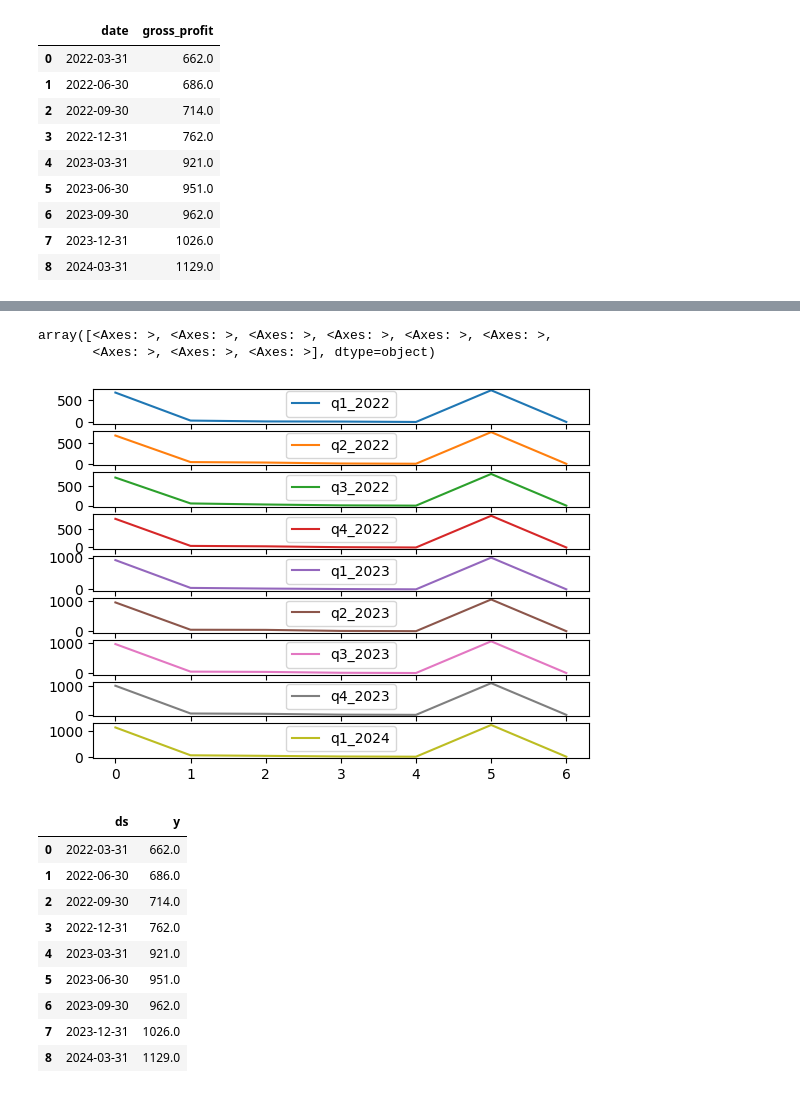
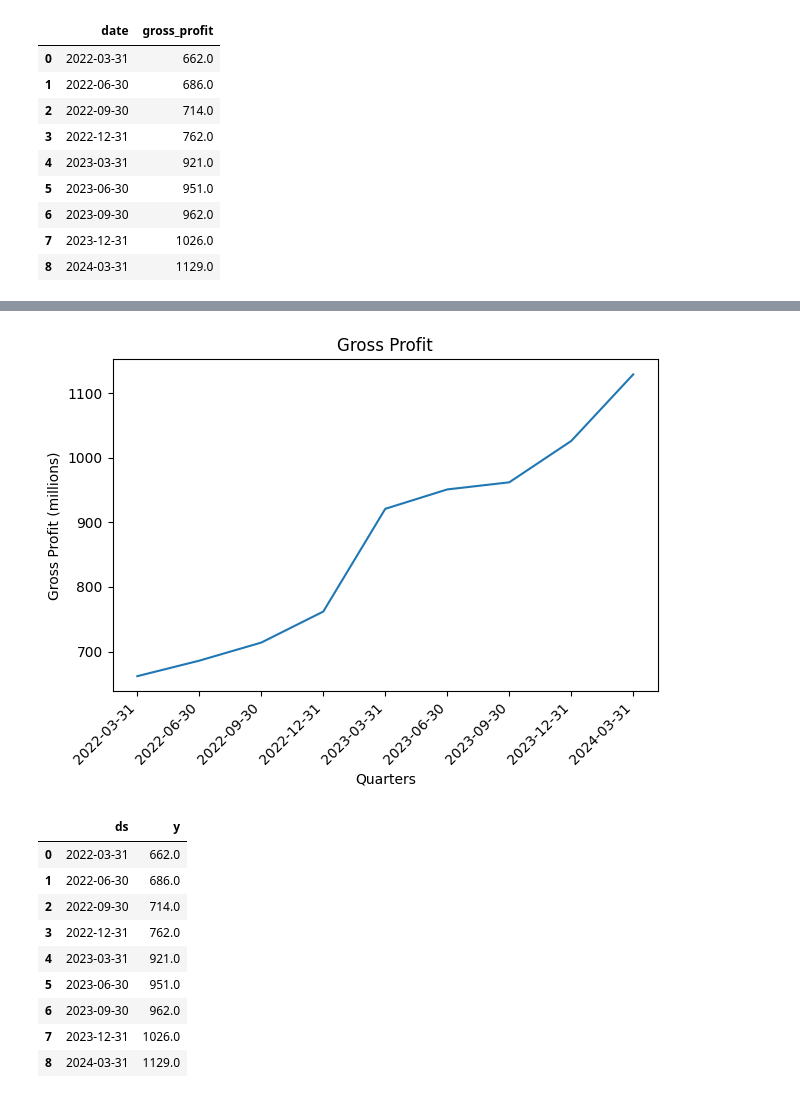
Before and after one commit to JaidenFlint/Project1_Group3, a Jupyter notebook: Project1_Tuan_Rough_Code.ipynb, the cells around one changed output, grey strips where cells are left out. Cells and saved outputs as stored; diff of their text form; code cells hidden in the pictures.

```diff
--- a/Project1_Tuan_Rough_Code.ipynb
+++ b/Project1_Tuan_Rough_Code.ipynb
@@ -127,8 +107,12 @@ df_doordash.iloc[0][5:9].plot(title="Gross Profit", xlabel="2023", ylabel="milli
-# %%
-# Plot each column on a separate axes. There will be multiple plots depending on number of columns
-df_doordash.plot(subplots=True)
-# %% [output]
-array([<Axes: >, <Axes: >, <Axes: >, <Axes: >, <Axes: >, <Axes: >,
-       <Axes: >, <Axes: >, <Axes: >], dtype=object)
-[figure, removed]
+# %%
+# plot of gross_profit_df
+plt.plot(gross_profit_df['date'], gross_profit_df['gross_profit'])
+plt.title("Gross Profit")
+plt.xlabel("Quarters")
+plt.ylabel("Gross Profit (millions)")
+plt.xticks(gross_profit_df['date'], rotation=45, ha='right')  # Rotate for readability if needed
+plt.tight_layout()  # Adjust layout to prevent labels from overlapping
+plt.show()
+# %% [output]
+[figure, added]
 # %%
```
Also changed, not shown: parts of 37 cells of this notebook.
